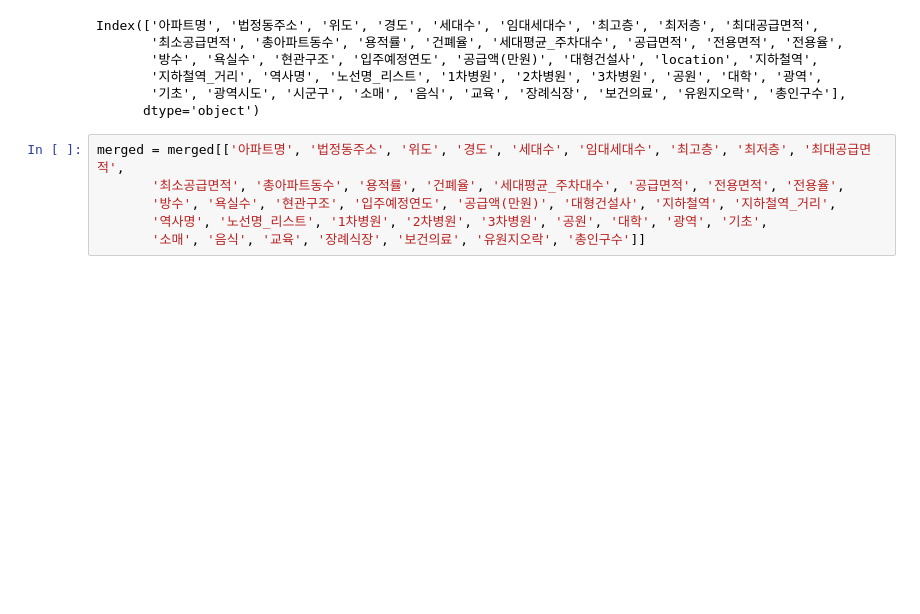
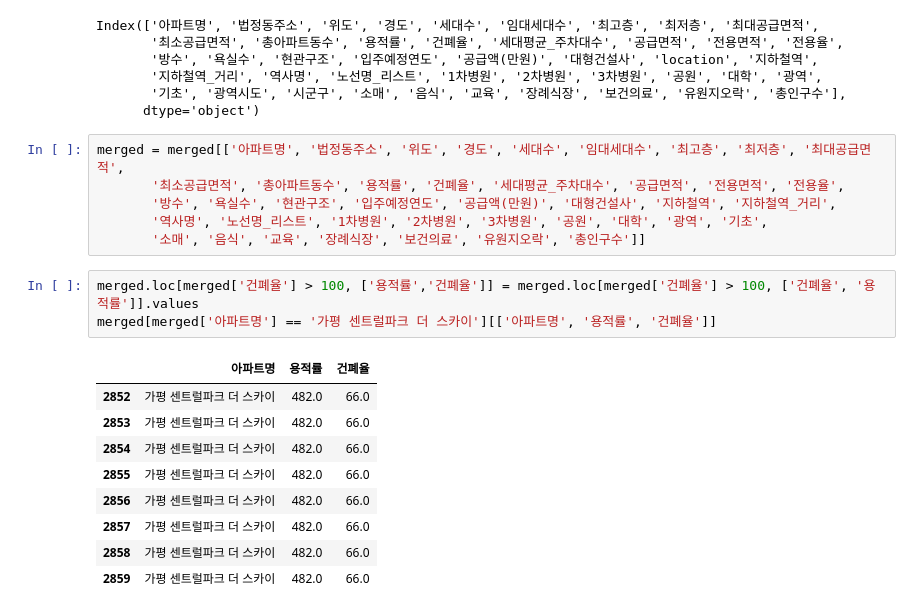
Before and after one commit to hwangeunok/git_practice, a Jupyter notebook: apartment_variables.ipynb, the cells around one changed output. Saved outputs shown, nothing was run; the diff lists cells and outputs as text; blank space fills up the shorter version.

```diff
--- a/apartment_variables.ipynb
+++ b/apartment_variables.ipynb
@@ -747,3 +747,16 @@ merged = merged[['아파트명', '법정동주소', '위도', '경도', '세대
        '방수', '욕실수', '현관구조', '입주예정연도', '공급액(만원)', '대형건설사', '지하철역', '지하철역_거리',
        '역사명', '노선명_리스트', '1차병원', '2차병원', '3차병원', '공원', '대학', '광역', '기초',
        '소매', '음식', '교육', '장례식장', '보건의료', '유원지오락', '총인구수']]
+# %%
+merged.loc[merged['건폐율'] > 100, ['용적률','건폐율']] = merged.loc[merged['건폐율'] > 100, ['건폐율', '용적률']].values
+merged[merged['아파트명'] == '가평 센트럴파크 더 스카이'][['아파트명', '용적률', '건폐율']]
+# %% [output]
+|  | 아파트명 | 용적률 | 건폐율 |
+| 2852 | 가평 센트럴파크 더 스카이 | 482.0 | 66.0 |
+| 2853 | 가평 센트럴파크 더 스카이 | 482.0 | 66.0 |
+| 2854 | 가평 센트럴파크 더 스카이 | 482.0 | 66.0 |
+| 2855 | 가평 센트럴파크 더 스카이 | 482.0 | 66.0 |
+| 2856 | 가평 센트럴파크 더 스카이 | 482.0 | 66.0 |
+| 2857 | 가평 센트럴파크 더 스카이 | 482.0 | 66.0 |
+| 2858 | 가평 센트럴파크 더 스카이 | 482.0 | 66.0 |
+| 2859 | 가평 센트럴파크 더 스카이 | 482.0 | 66.0 |
```
Also changed, not shown: parts of 6 cells of this notebook.
